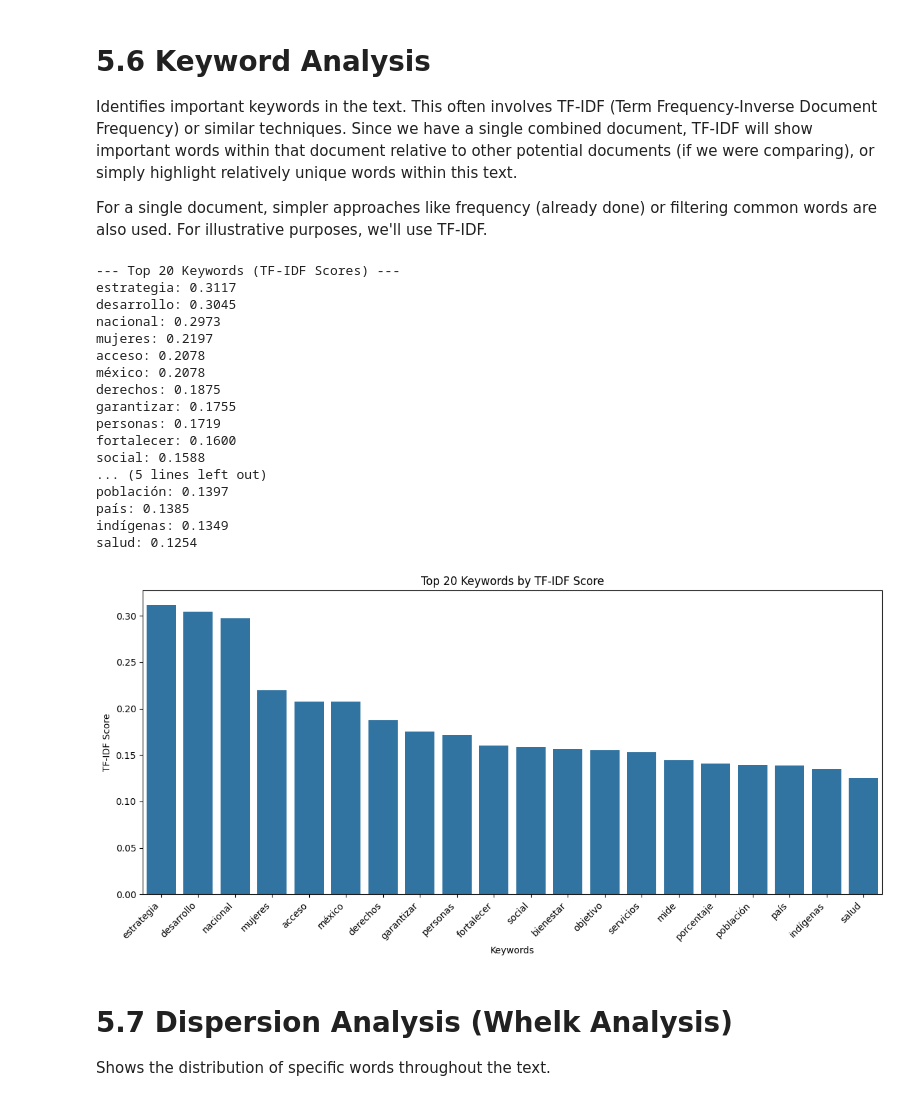
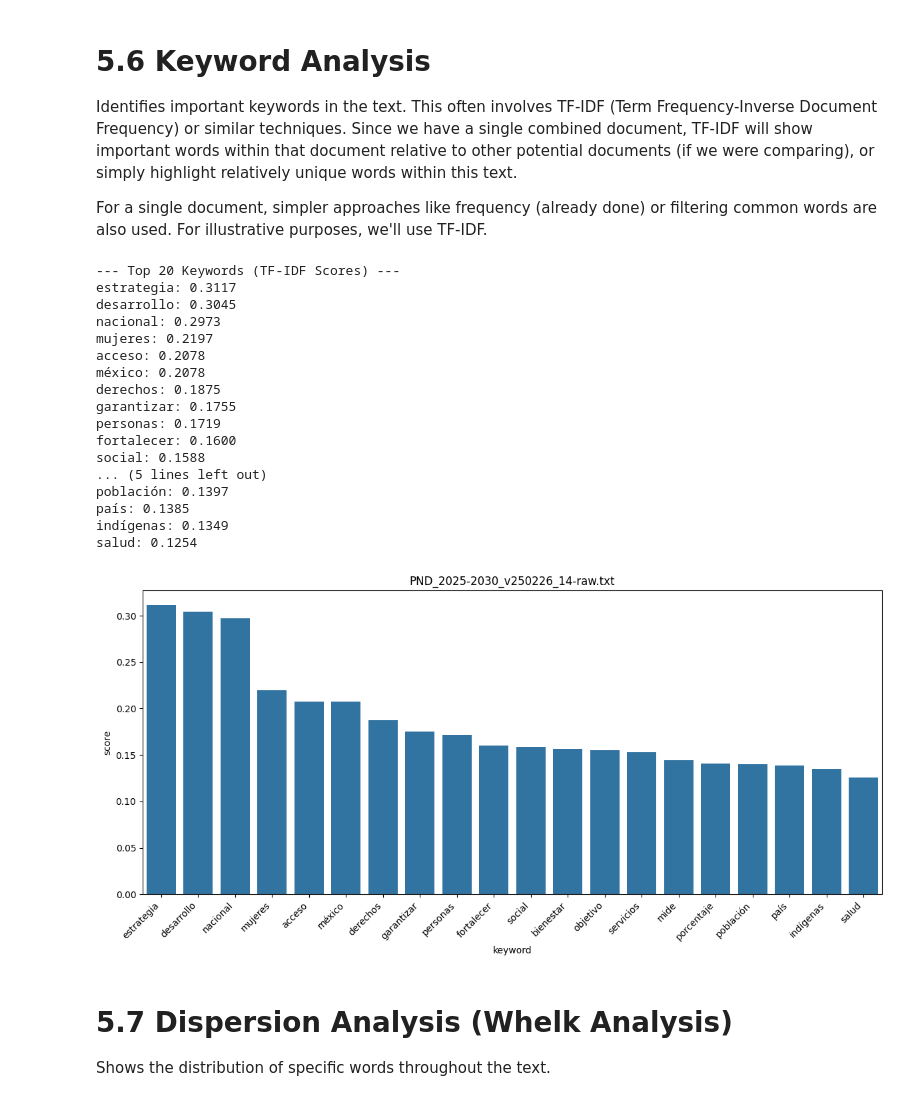
Before and after one commit to data-science-adventure/text-exploration, a Jupyter notebook: text-exploration.ipynb, the cells around one changed output. Cells and saved outputs as stored; diff of their text form; code cells hidden in the pictures.

```diff
--- a/text-exploration.ipynb
+++ b/text-exploration.ipynb
@@ -267,29 +269,42 @@ Identifies important keywords in the text. This often involves TF-IDF (Term Freq
 
 For a single document, simpler approaches like frequency (already done) or filtering common words are also used. For illustrative purposes, we'll use TF-IDF.
 # %%
-text_to_analyse = fileUtil.read_all_input_documents_as_one(
-    context.extraction_context.directory
+import libs.keywords as keywords
+from model.context import KeyphraseAlgorithm
+from model.chart_config import ChartConfigBuilder, ChartConfig
+
+config: ChartConfig = (
+    ChartConfigBuilder()
+    .with_x_label("keyword")
+    .with_y_label("score")
+    .build()
 )
-exploration.keyword_analysis(text_to_analyse, context.language)
+
+for document in documents:
+    config.title = document.name
+    keywords = keywords.extract_keyphrases(
+        document.text_content, context.language, KeyphraseAlgorithm.TF_IDF
+    )
+    exploration.plot_keywords(keywords, config)
 # %% [output]
 --- Top 20 Keywords (TF-IDF Scores) ---
 estrategia: 0.3117
 desarrollo: 0.3045
 nacional: 0.2973
 mujeres: 0.2197
 acceso: 0.2078
 méxico: 0.2078
 derechos: 0.1875
 garantizar: 0.1755
 personas: 0.1719
 fortalecer: 0.1600
 social: 0.1588
 ... (5 lines left out)
 población: 0.1397
 país: 0.1385
 indígenas: 0.1349
 salud: 0.1254
-[figure, old version]
+[figure, new version]
 # %% [markdown]
 # 5.7 Dispersion Analysis (Whelk Analysis)
 
```
Also changed, not shown: parts of 3 cells of this notebook, 12 other files.
